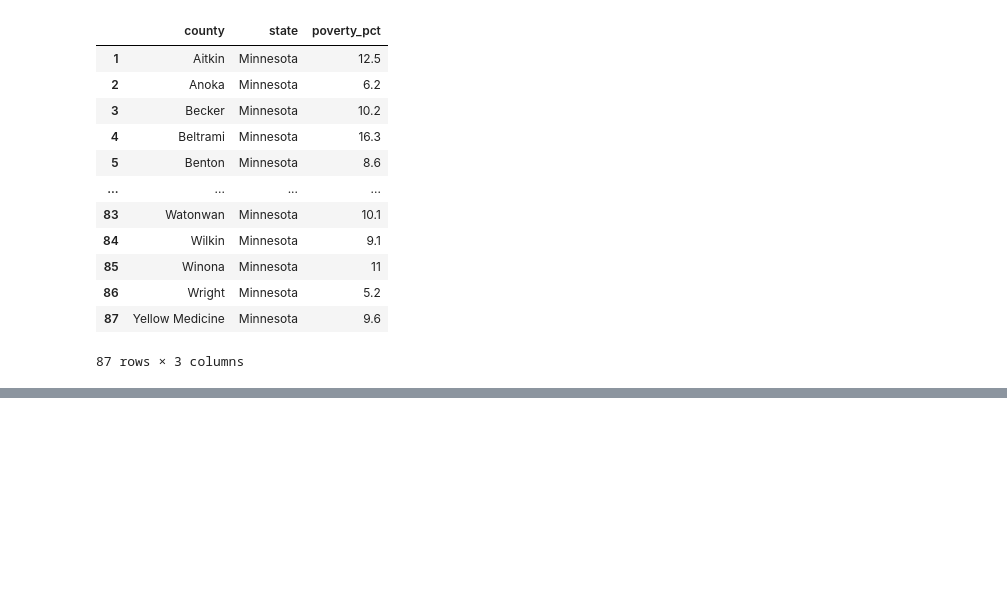
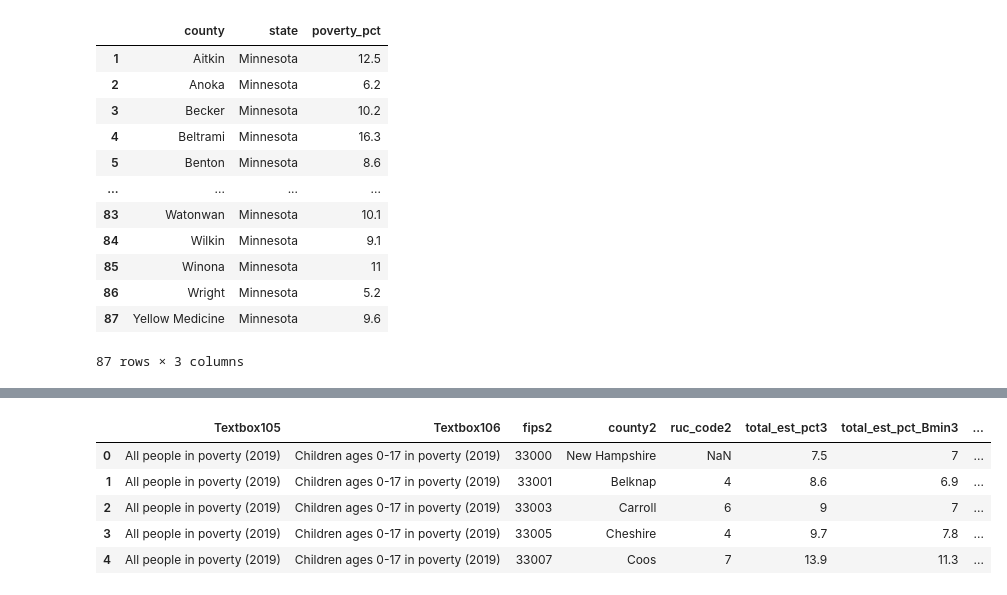
Before and after one commit to nhuquynhle22/Crime_Rates_vs_City_Budgets, a Jupyter notebook: poverty_dataset.ipynb, the cells around one changed output, grey strips where cells are left out. Drawn from its saved outputs; the diff is of its cells as text; code cells hidden in the pictures; blank space fills up the shorter version.

```diff
--- a/poverty_dataset.ipynb
+++ b/poverty_dataset.ipynb
@@ -266,0 +301,10 @@ nevada_poverty_df.head()
+# %%
+newhampshire_poverty_df = pd.read_csv('Resources/PovertyReport New Hampshire.csv')
+newhampshire_poverty_df.head()
+# %% [output]
+|  | Textbox105 | Textbox106 | fips2 | county2 | ruc_code2 | total_est_pct3 | total_est_pct_Bmin3 | ... |
+| 0 | All people in poverty (2019) | Children ages 0-17 in poverty (2019) | 33000 | New Hampshire | NaN | 7.5 | 7 | ... |
+| 1 | All people in poverty (2019) | Children ages 0-17 in poverty (2019) | 33001 | Belknap | 4 | 8.6 | 6.9 | ... |
+| 2 | All people in poverty (2019) | Children ages 0-17 in poverty (2019) | 33003 | Carroll | 6 | 9 | 7 | ... |
+| 3 | All people in poverty (2019) | Children ages 0-17 in poverty (2019) | 33005 | Cheshire | 4 | 9.7 | 7.8 | ... |
+| 4 | All people in poverty (2019) | Children ages 0-17 in poverty (2019) | 33007 | Coos | 7 | 13.9 | 11.3 | ... |
```
Also changed, not shown: parts of 9 cells of this notebook.
